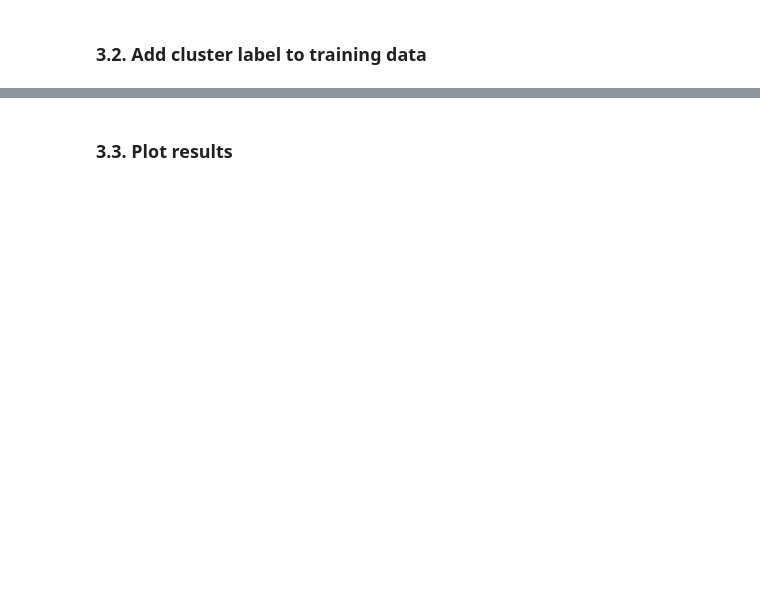
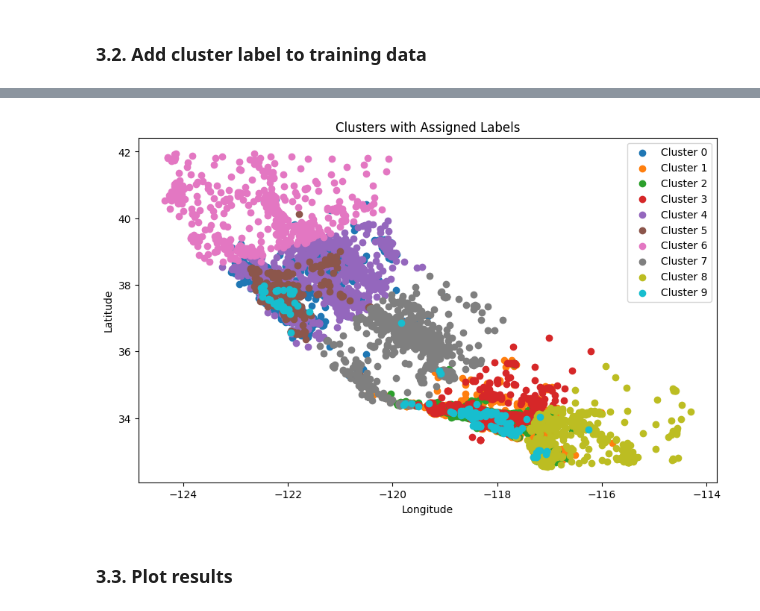
Before and after one commit to 4GeeksAcademy/tdestryk-gperdrizet-k-means-project, a Jupyter notebook: src/mvp.ipynb, the cells around one changed output, grey strips where cells are left out. Cells and saved outputs as stored; diff of their text form; code cells hidden in the pictures; blank space fills up the shorter version.

```diff
--- a/src/mvp.ipynb
+++ b/src/mvp.ipynb
@@ -72,0 +147,11 @@ memory usage: 483.9 KB
+# %%
+# Add clusters to the original dataset as a new label
+raw_data_df['Cluster'] = kmeans.predict(scaler.transform(data_df))
+
+# Inspect the dataset with clusters
+print(raw_data_df.head())
+
+# Check the distribution of data points across clusters
+cluster_counts = raw_data_df['Cluster'].value_counts()
+print("\nData points per cluster:")
+print(cluster_counts)
@@ -73,2 +176,17 @@ memory usage: 483.9 KB
+# %%
+plt.figure(figsize=(10, 6))
+
+# Plot each cluster
+for cluster in range(k):
+    cluster_data = raw_data_df[raw_data_df['Cluster'] == cluster]
+    plt.scatter(cluster_data['Longitude'], cluster_data['Latitude'], label=f'Cluster {cluster}')
+
+plt.title('Clusters with Assigned Labels')
+plt.xlabel('Longitude')
+plt.ylabel('Latitude')
+plt.legend()
+plt.show()
+# %% [output]
+[figure, added]
 # %% [markdown]
 ### 3.3. Plot results
```
Also changed, not shown: parts of 23 cells of this notebook.
